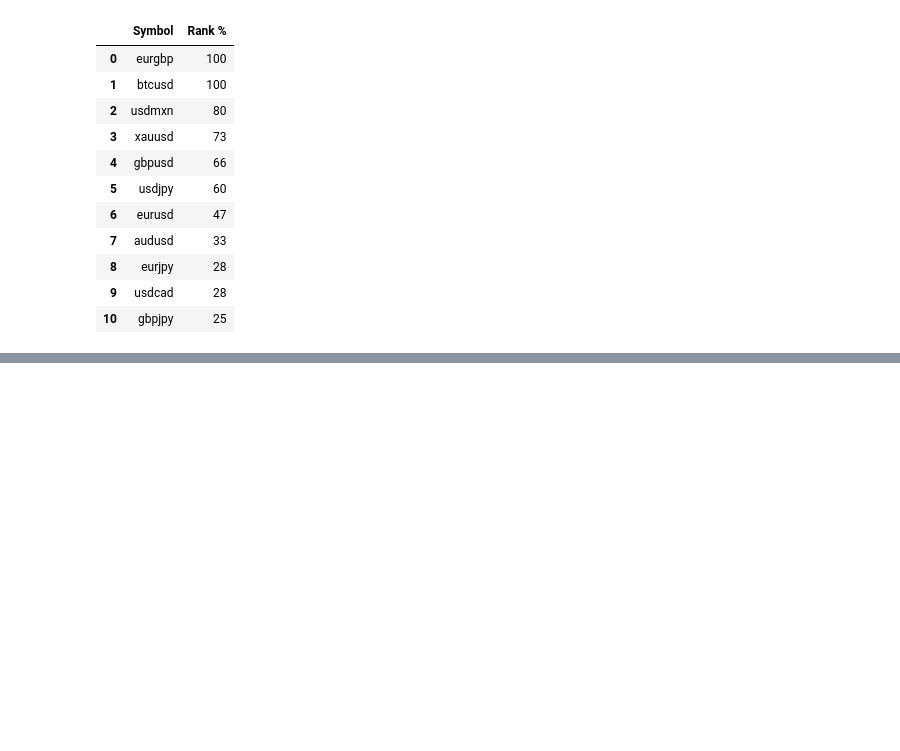
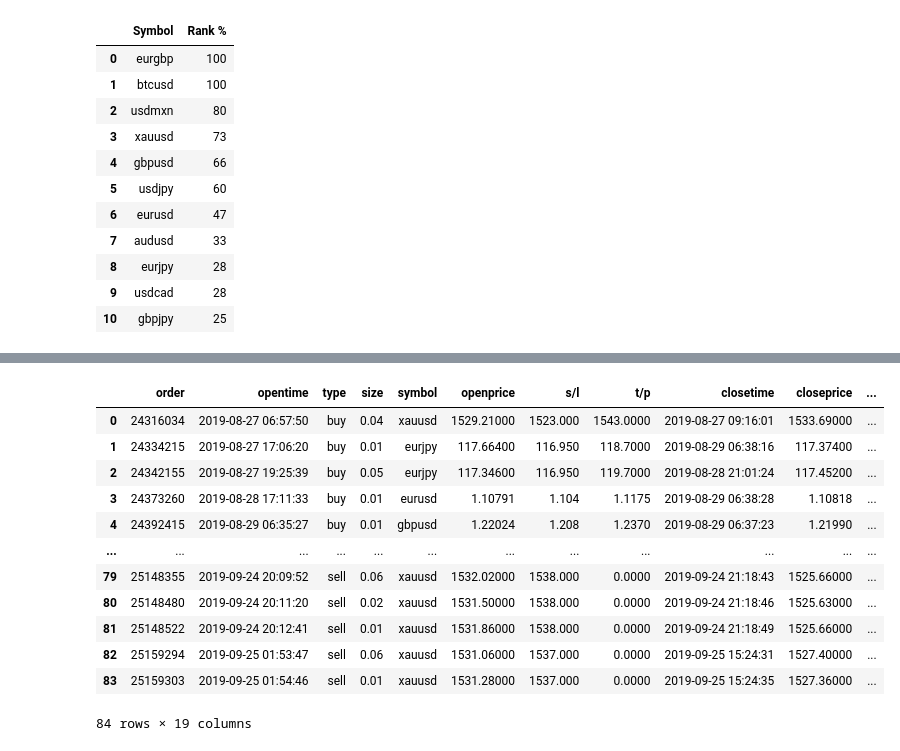
Before and after one commit to NatashaGamez/Lab_2_LNGO, a Jupyter notebook: Lab_2_LNGO_Notebook.ipynb, the cells around one changed output, grey strips where cells are left out. Saved outputs shown, nothing was run; the diff lists cells and outputs as text; code cells hidden in the pictures; blank space fills up the shorter version.

Commit message:
Capital_acm  y f_profit_diario

```diff
--- a/Lab_2_LNGO_Notebook.ipynb
+++ b/Lab_2_LNGO_Notebook.ipynb
@@ -87,0 +96,17 @@ df_1_ranking
+# %%
+datos= fn.capital_acm(datos)
+datos
+# %% [output]
+|  | order | opentime | type | size | symbol | openprice | s/l | t/p | closetime | closeprice | ... |
+| 0 | 24316034 | 2019-08-27 06:57:50 | buy | 0.04 | xauusd | 1529.21000 | 1523.000 | 1543.0000 | 2019-08-27 09:16:01 | 1533.69000 | ... |
+| 1 | 24334215 | 2019-08-27 17:06:20 | buy | 0.01 | eurjpy | 117.66400 | 116.950 | 118.7000 | 2019-08-29 06:38:16 | 117.37400 | ... |
+| 2 | 24342155 | 2019-08-27 19:25:39 | buy | 0.05 | eurjpy | 117.34600 | 116.950 | 119.7000 | 2019-08-28 21:01:24 | 117.45200 | ... |
+| 3 | 24373260 | 2019-08-28 17:11:33 | buy | 0.01 | eurusd | 1.10791 | 1.104 | 1.1175 | 2019-08-29 06:38:28 | 1.10818 | ... |
+| 4 | 24392415 | 2019-08-29 06:35:27 | buy | 0.01 | gbpusd | 1.22024 | 1.208 | 1.2370 | 2019-08-29 06:37:23 | 1.21990 | ... |
+| ... | ... | ... | ... | ... | ... | ... | ... | ... | ... | ... | ... |
+| 79 | 25148355 | 2019-09-24 20:09:52 | sell | 0.06 | xauusd | 1532.02000 | 1538.000 | 0.0000 | 2019-09-24 21:18:43 | 1525.66000 | ... |
+| 80 | 25148480 | 2019-09-24 20:11:20 | sell | 0.02 | xauusd | 1531.50000 | 1538.000 | 0.0000 | 2019-09-24 21:18:46 | 1525.63000 | ... |
+| 81 | 25148522 | 2019-09-24 20:12:41 | sell | 0.01 | xauusd | 1531.86000 | 1538.000 | 0.0000 | 2019-09-24 21:18:49 | 1525.66000 | ... |
+| 82 | 25159294 | 2019-09-25 01:53:47 | sell | 0.06 | xauusd | 1531.06000 | 1537.000 | 0.0000 | 2019-09-25 15:24:31 | 1527.40000 | ... |
+| 83 | 25159303 | 2019-09-25 01:54:46 | sell | 0.01 | xauusd | 1531.28000 | 1537.000 | 0.0000 | 2019-09-25 15:24:35 | 1527.36000 | ... |
+84 rows × 19 columns
```
Also changed, not shown: parts of 6 cells of this notebook, 1 other file.
